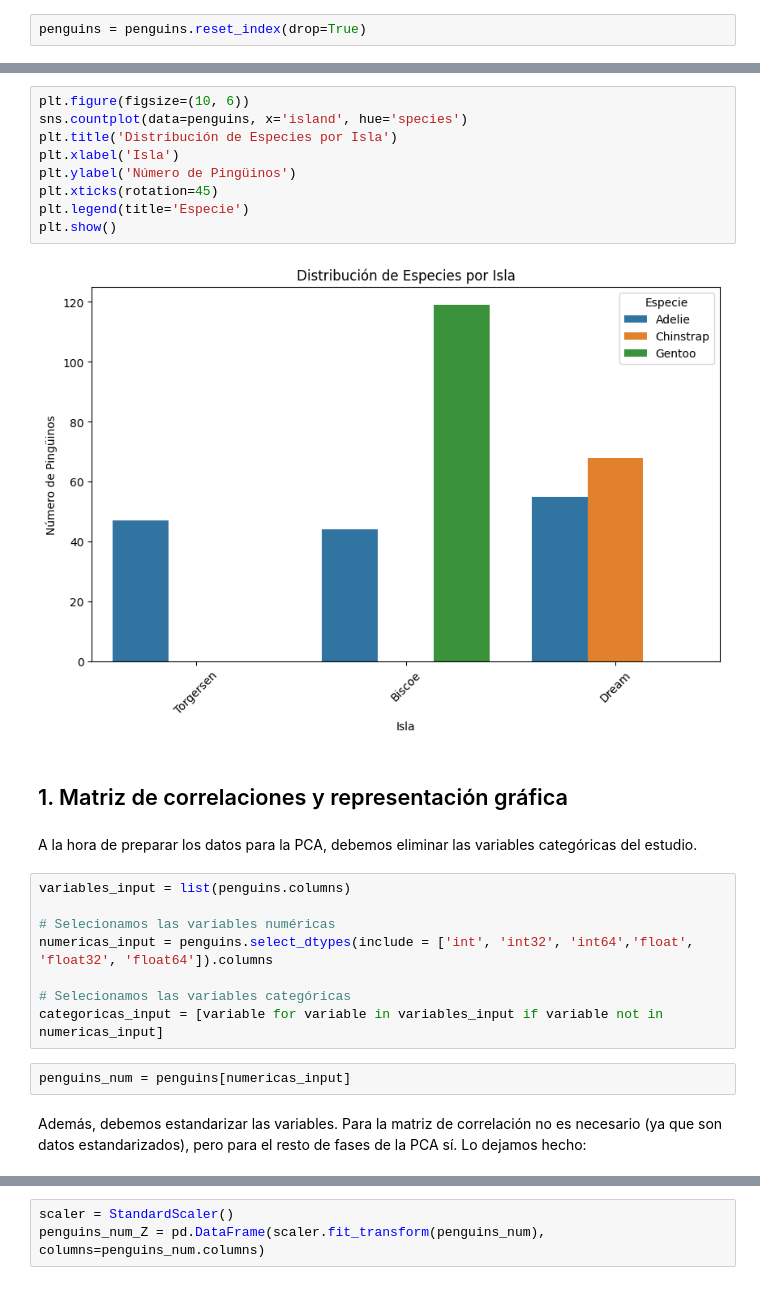
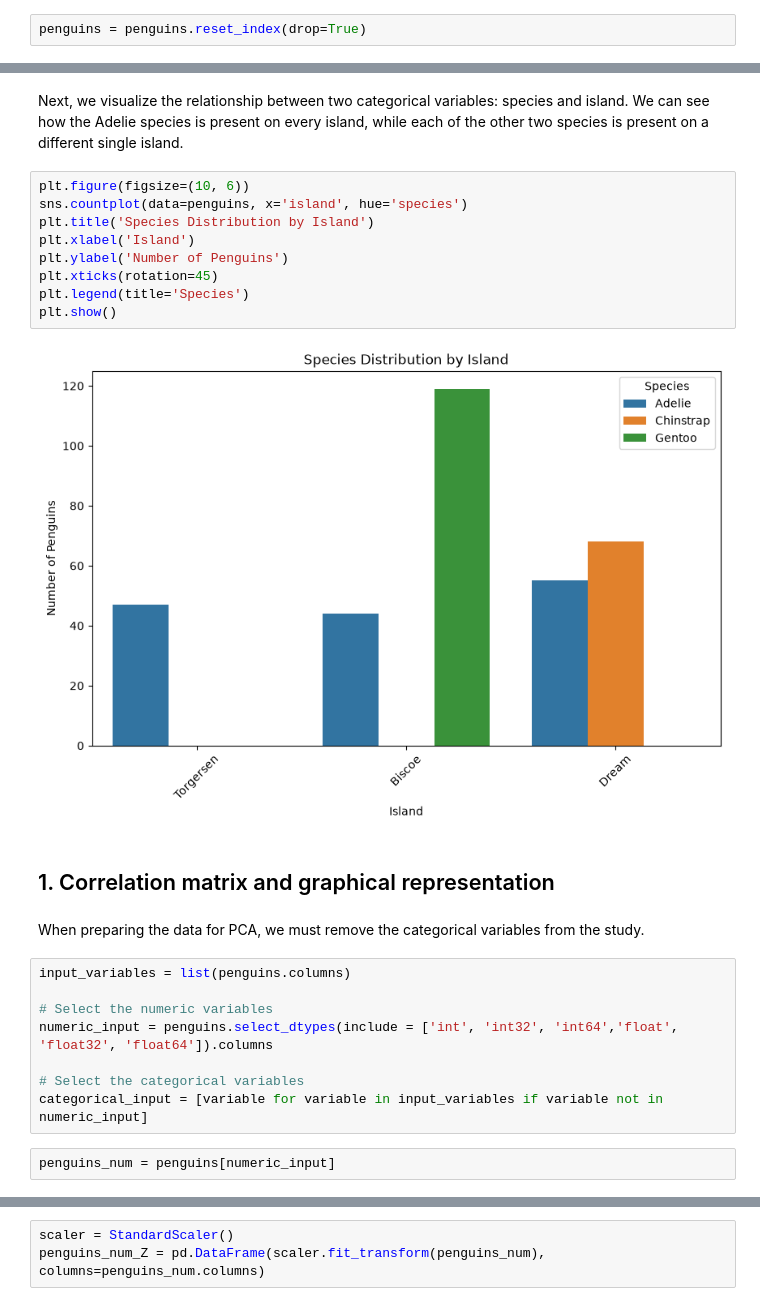
Before and after one commit to adoviguerav/penguins_pca_clustering, a Jupyter notebook: PCA_Clustering_Adolfo_Viguera.ipynb, the cells around one changed output, grey strips where cells are left out. Drawn from its saved outputs; the diff is of its cells as text.

Commit message:
Preparing for upload

```diff
--- a/PCA_Clustering_Adolfo_Viguera.ipynb
+++ b/PCA_Clustering_Adolfo_Viguera.ipynb
@@ -114,27 +112,27 @@ A continuación, visualizamos la relación entre dos variables categóricas: esp
+# %% [markdown]
+Next, we visualize the relationship between two categorical variables: species and island. We can see how the Adelie species is present on every island, while each of the other two species is present on a different single island.
 # %%
 plt.figure(figsize=(10, 6))
 sns.countplot(data=penguins, x='island', hue='species')
-plt.title('Distribución de Especies por Isla')
-plt.xlabel('Isla')
-plt.ylabel('Número de Pingüinos')
+plt.title('Species Distribution by Island')
+plt.xlabel('Island')
+plt.ylabel('Number of Penguins')
 plt.xticks(rotation=45)
-plt.legend(title='Especie')
+plt.legend(title='Species')
 plt.show()
 # %% [output]
-[figure, old version]
+[figure, new version]
-# %% [markdown]
-## 1. Matriz de correlaciones y representación gráfica
-# %% [markdown]
-A la hora de preparar los datos para la PCA, debemos eliminar las variables categóricas del estudio.
+# %% [markdown]
+## 1. Correlation matrix and graphical representation
+# %% [markdown]
+When preparing the data for PCA, we must remove the categorical variables from the study.
 # %%
-variables_input = list(penguins.columns)
+input_variables = list(penguins.columns)
 
-# Selecionamos las variables numéricas
-numericas_input = penguins.select_dtypes(include = ['int', 'int32', 'int64','float', 'float32', 'float64']).columns
+# Select the numeric variables
+numeric_input = penguins.select_dtypes(include = ['int', 'int32', 'int64','float', 'float32', 'float64']).columns
 
-# Selecionamos las variables categóricas
-categoricas_input = [variable for variable in variables_input if variable not in numericas_input]
+# Select the categorical variables
+categorical_input = [variable for variable in input_variables if variable not in numeric_input]
 # %%
-penguins_num = penguins[numericas_input]
+penguins_num = penguins[numeric_input]
-# %% [markdown]
-Además, debemos estandarizar las variables.  Para la matriz de correlación no es necesario (ya que son datos estandarizados), pero para el resto de fases de la PCA sí. Lo dejamos hecho:
```
Also changed, not shown: parts of 125 cells of this notebook, 4 other files.
